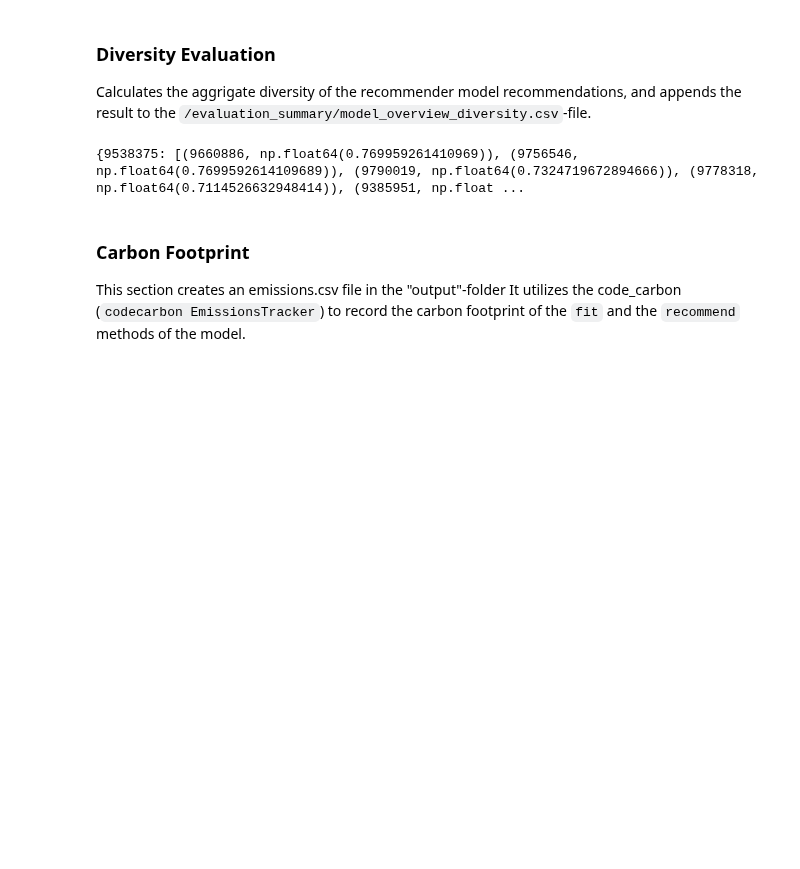
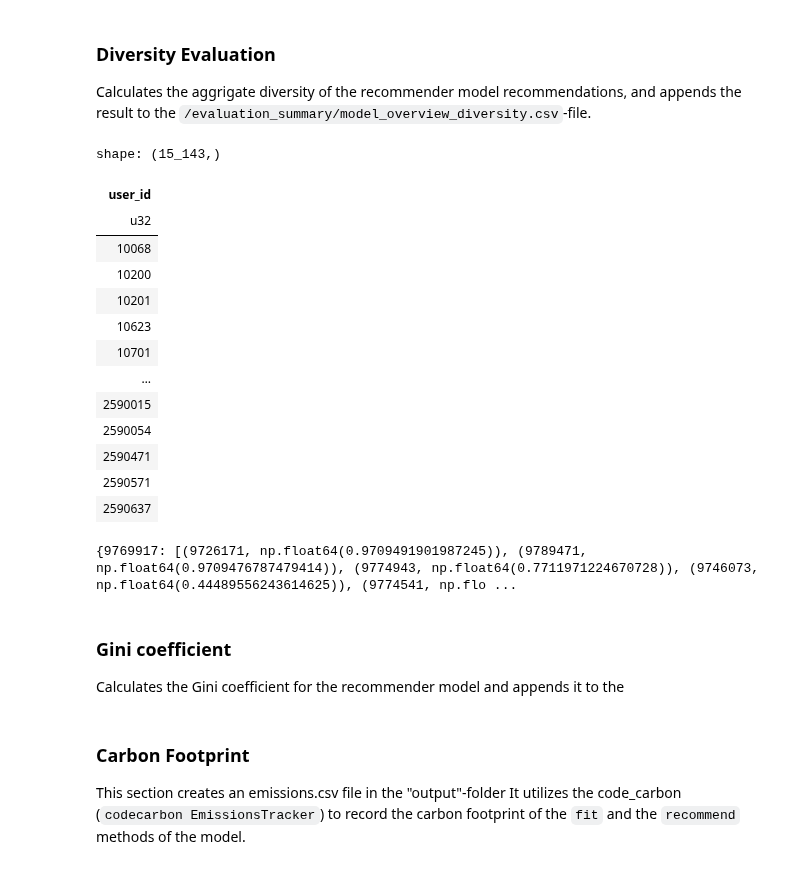
Before and after one commit to PedroPCardonaA/TDT4215_recommender_system, a Jupyter notebook: recommender_system/demostrations/item_based_CF.ipynb, the cells around one changed output. Drawn from its saved outputs; the diff is of its cells as text; code cells hidden in the pictures; blank space fills up the shorter version.

```diff
--- a/recommender_system/demostrations/item_based_CF.ipynb
+++ b/recommender_system/demostrations/item_based_CF.ipynb
@@ -424,21 +424,41 @@ append_model_metrics(metrics_complex, "item based complex")
 # %% [markdown]
 ### Diversity Evaluation
 Calculates the aggrigate diversity of the recommender model recommendations, and appends the result to the `/evaluation_summary/model_overview_diversity.csv`-file.
+# %%
+users_df = train_history_df["user_id"].unique()
+users_df
+# %% [output]
+shape: (15_143,)
+| user_id |
+| u32 |
+| 10068 |
+| 10200 |
+| 10201 |
+| 10623 |
+| 10701 |
+| … |
+| 2590015 |
+| 2590054 |
+| 2590471 |
+| 2590571 |
+| 2590637 |
 # %%
 from utils.evaluation import aggregate_diversity
 from utils.evaluation import append_aggregate_diversity
 
 print(recommender.item_similarity_matrix)
 
-diversity = aggregate_diversity(recommender, articles_df, user_sample=1000)
+diversity = aggregate_diversity(recommender, articles_df, users_df=users_df, user_sample=1000)
 
 print("Diversity")
 print(diversity)
 
 append_aggregate_diversity(diversity, "item based CF")
-#TODO: Should not be zero?
 # %% [output]
-{9538375: [(9660886, np.float64(0.769959261410969)), (9756546, np.float64(0.7699592614109689)), (9790019, np.float64(0.7324719672894666)), (9778318, np.float64(0.7114526632948414)), (9385951, np.float ...
+{9769917: [(9726171, np.float64(0.9709491901987245)), (9789471, np.float64(0.9709476787479414)), (9774943, np.float64(0.7711971224670728)), (9746073, np.float64(0.44489556243614625)), (9774541, np.flo ...
+# %% [markdown]
+### Gini coefficient
+Calculates the Gini coefficient for the recommender model and appends it to the
 # %% [markdown]
 ### Carbon Footprint
 This section creates an emissions.csv file in the "output"-folder
```
Also changed, not shown: parts of 23 cells of this notebook, 15 other files.
